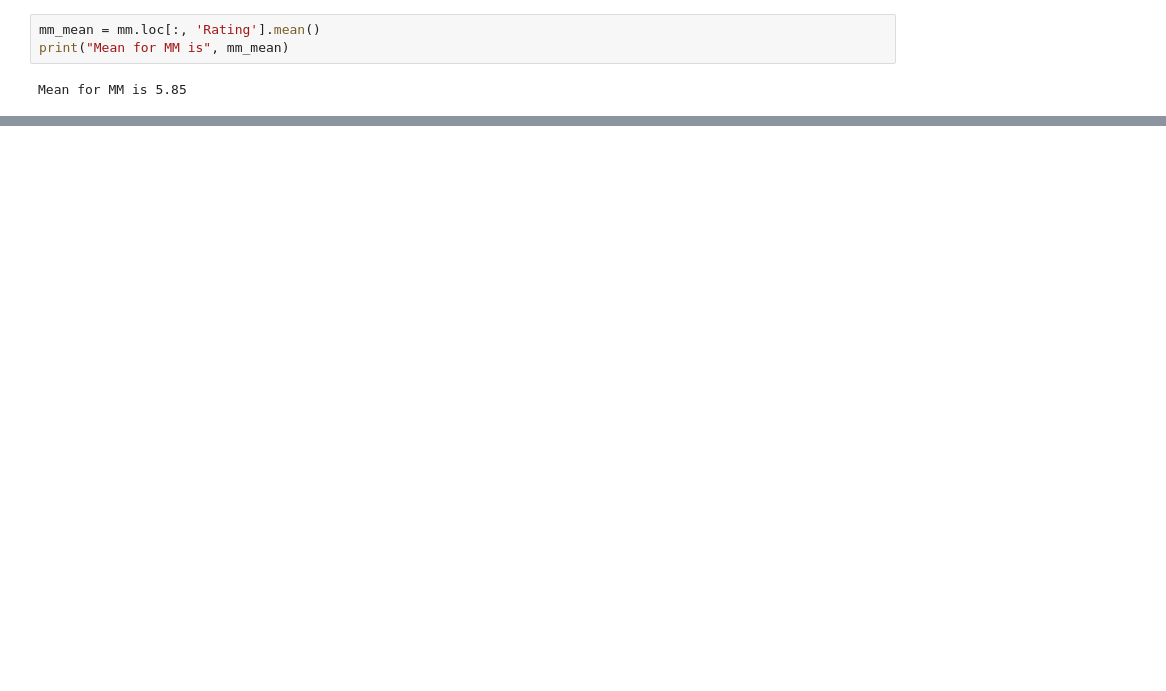
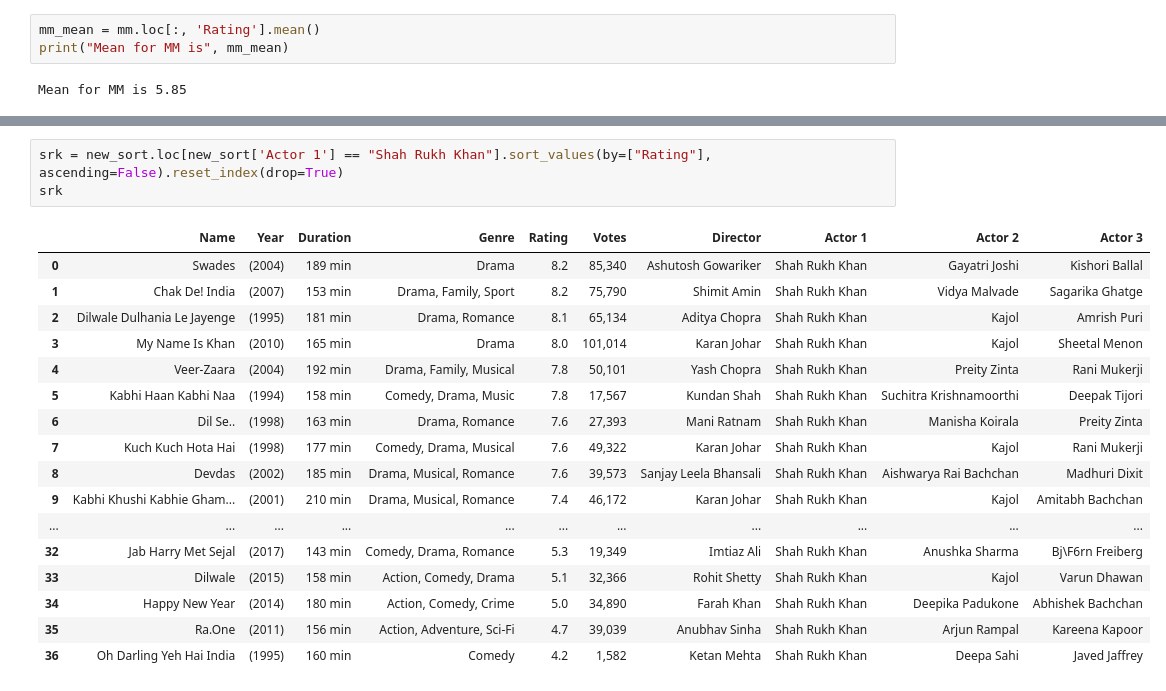
Before and after one commit to manaskocharekar/jupyter-notebooks, a Jupyter notebook: IMDb Movies India.ipynb, the cells around one changed output, grey strips where cells are left out. Drawn from its saved outputs; the diff is of its cells as text; blank space fills up the shorter version.

```diff
--- a/IMDb Movies India.ipynb
+++ b/IMDb Movies India.ipynb
@@ -131,0 +143,21 @@ Mean for RK is 7.145454545454545
+# %%
+srk = new_sort.loc[new_sort['Actor 1'] == "Shah Rukh Khan"].sort_values(by=["Rating"], ascending=False).reset_index(drop=True)
+srk
+# %% [output]
+|  | Name | Year | Duration | Genre | Rating | Votes | Director | Actor 1 | Actor 2 | Actor 3 |
+| 0 | Swades | (2004) | 189 min | Drama | 8.2 | 85,340 | Ashutosh Gowariker | Shah Rukh Khan | Gayatri Joshi | Kishori Ballal |
+| 1 | Chak De! India | (2007) | 153 min | Drama, Family, Sport | 8.2 | 75,790 | Shimit Amin | Shah Rukh Khan | Vidya Malvade | Sagarika Ghatge |
+| 2 | Dilwale Dulhania Le Jayenge | (1995) | 181 min | Drama, Romance | 8.1 | 65,134 | Aditya Chopra | Shah Rukh Khan | Kajol | Amrish Puri |
+| 3 | My Name Is Khan | (2010) | 165 min | Drama | 8.0 | 101,014 | Karan Johar | Shah Rukh Khan | Kajol | Sheetal Menon |
+| 4 | Veer-Zaara | (2004) | 192 min | Drama, Family, Musical | 7.8 | 50,101 | Yash Chopra | Shah Rukh Khan | Preity Zinta | Rani Mukerji |
+| 5 | Kabhi Haan Kabhi Naa | (1994) | 158 min | Comedy, Drama, Music | 7.8 | 17,567 | Kundan Shah | Shah Rukh Khan | Suchitra Krishnamoorthi | Deepak Tijori |
+| 6 | Dil Se.. | (1998) | 163 min | Drama, Romance | 7.6 | 27,393 | Mani Ratnam | Shah Rukh Khan | Manisha Koirala | Preity Zinta |
+| 7 | Kuch Kuch Hota Hai | (1998) | 177 min | Comedy, Drama, Musical | 7.6 | 49,322 | Karan Johar | Shah Rukh Khan | Kajol | Rani Mukerji |
+| 8 | Devdas | (2002) | 185 min | Drama, Musical, Romance | 7.6 | 39,573 | Sanjay Leela Bhansali | Shah Rukh Khan | Aishwarya Rai Bachchan | Madhuri Dixit |
+| 9 | Kabhi Khushi Kabhie Gham... | (2001) | 210 min | Drama, Musical, Romance | 7.4 | 46,172 | Karan Johar | Shah Rukh Khan | Kajol | Amitabh Bachchan |
+| ... | ... | ... | ... | ... | ... | ... | ... | ... | ... | ... |
+| 32 | Jab Harry Met Sejal | (2017) | 143 min | Comedy, Drama, Romance | 5.3 | 19,349 | Imtiaz Ali | Shah Rukh Khan | Anushka Sharma | Bj\F6rn Freiberg |
+| 33 | Dilwale | (2015) | 158 min | Action, Comedy, Drama | 5.1 | 32,366 | Rohit Shetty | Shah Rukh Khan | Kajol | Varun Dhawan |
+| 34 | Happy New Year | (2014) | 180 min | Action, Comedy, Crime | 5.0 | 34,890 | Farah Khan | Shah Rukh Khan | Deepika Padukone | Abhishek Bachchan |
+| 35 | Ra.One | (2011) | 156 min | Action, Adventure, Sci-Fi | 4.7 | 39,039 | Anubhav Sinha | Shah Rukh Khan | Arjun Rampal | Kareena Kapoor |
+| 36 | Oh Darling Yeh Hai India | (1995) | 160 min | Comedy | 4.2 | 1,582 | Ketan Mehta | Shah Rukh Khan | Deepa Sahi | Javed Jaffrey |
```
Also changed, not shown: parts of 4 cells of this notebook.
